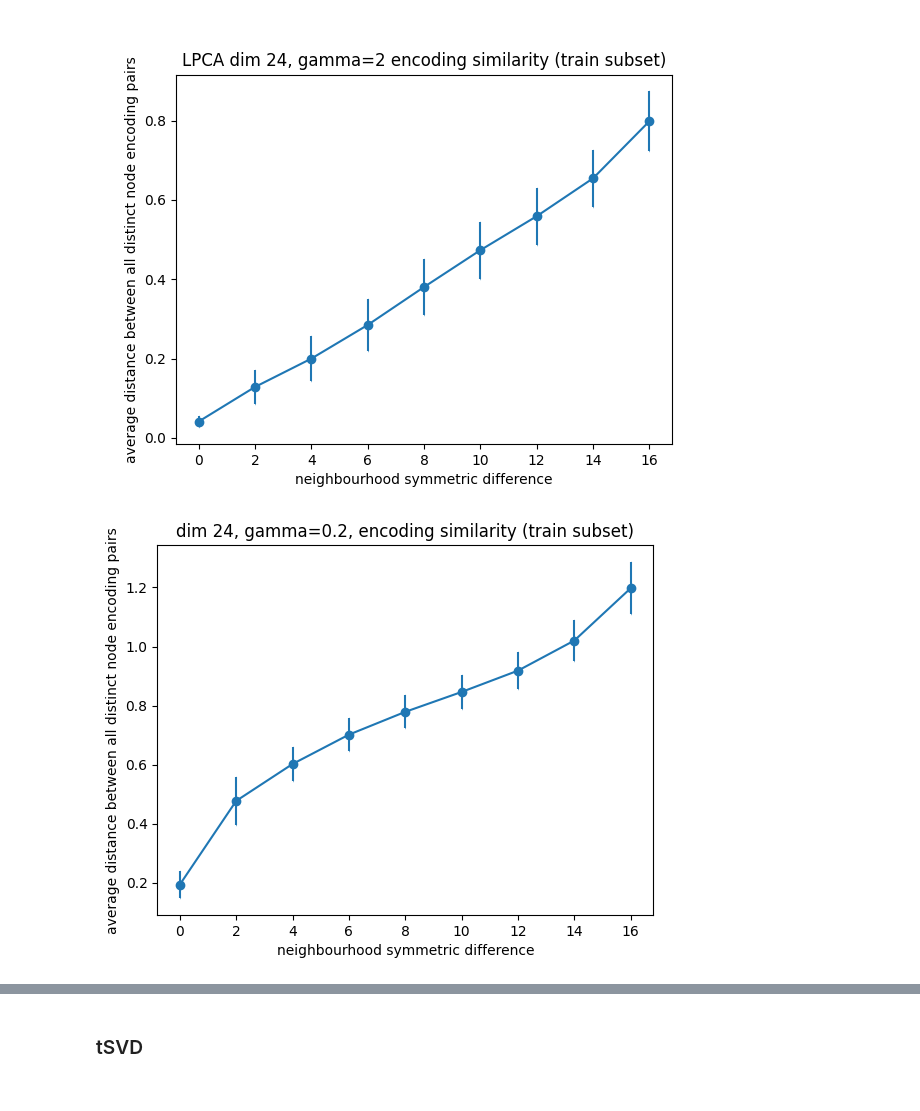
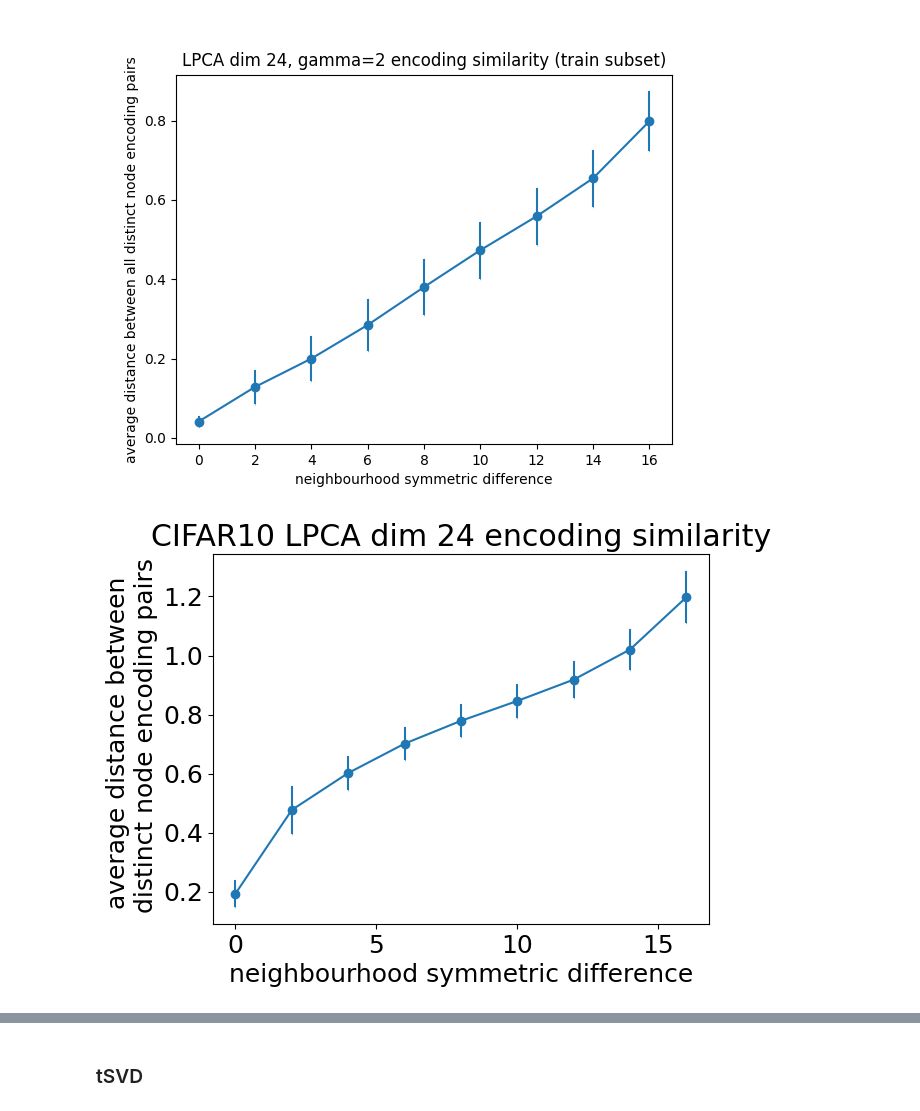
Before and after one commit to teriolx/binary-matrix-factorization, a Jupyter notebook: src/encoding_similarity.ipynb, the cells around one changed output, grey strips where cells are left out. Cells and saved outputs as stored; diff of their text form; code cells hidden in the pictures.

```diff
--- a/src/encoding_similarity.ipynb
+++ b/src/encoding_similarity.ipynb
@@ -12,0 +15,2 @@ DIR_PATH = "../output/similarity_res/"
+# %%
+plt.rcParams.update({'font.size': 16})
@@ -97,9 +139,9 @@ with Image.open(DIR_PATH + "LPCA_dim_24,_gamma=2_encoding_similarity_cifar.png")
 [figure]
 # %%
 plot_neighbourhood_similarity(DIR_PATH + "similarity_lpca_with_sim_CIFAR_k12_b4_gamma0.2_s10.parquet",
-                              "dim 24, gamma=0.2, encoding similarity (train subset)")
+                              "CIFAR10 LPCA dim 24 encoding similarity")
 # %% [output]
-[figure, old version]
+[figure, new version]
 # %%
 plot_neighbourhood_similarity(DIR_PATH + "similarity_lpca_with_sim_CIFAR_k12_b4_gamma1.0_s10.parquet",
                               "dim 24, gamma=1, encoding similarity (train subset)")
```
Also changed, not shown: parts of 32 cells of this notebook.
